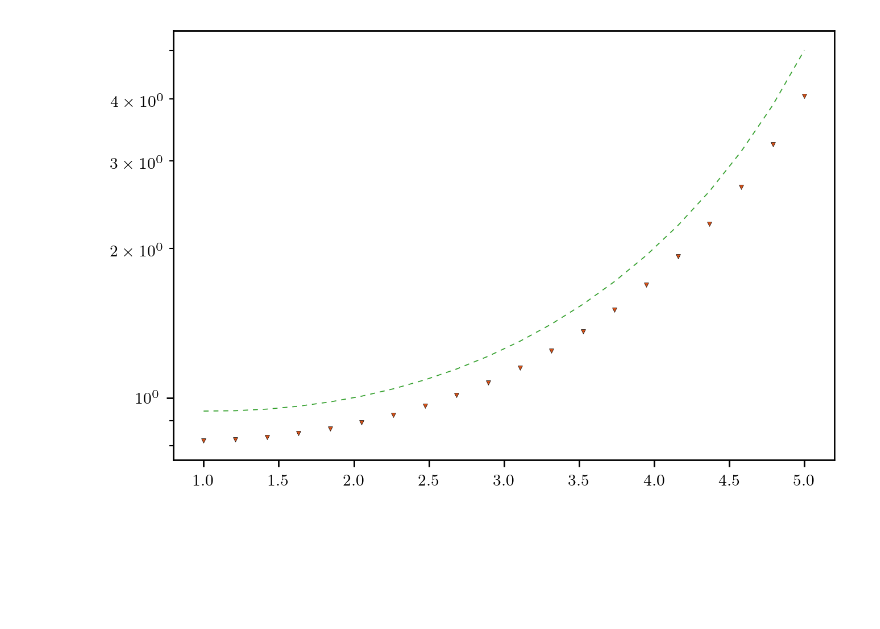
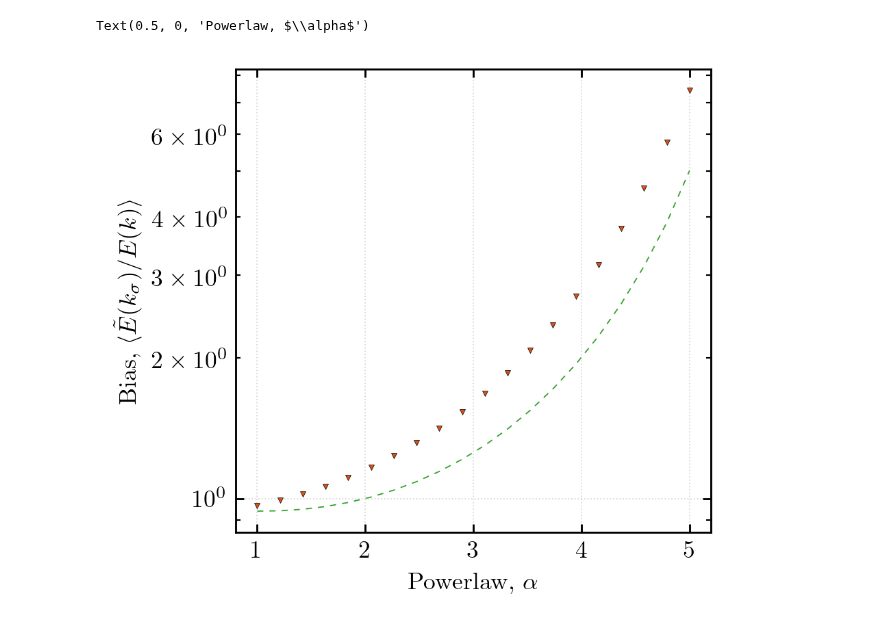
Before and after one commit to mab68/Kea, a Jupyter notebook: example_notebooks/parsevals/arevalo.ipynb, the cells around one changed output. Cells and saved outputs as stored; diff of their text form; code cells hidden in the pictures; blank space fills up the shorter version.

Commit message:
testing, mainly arevalo method. Making plots. Fixing stuff.

```diff
--- a/example_notebooks/parsevals/arevalo.ipynb
+++ b/example_notebooks/parsevals/arevalo.ipynb
@@ -1,6 +1,6 @@
 # %%
 import Kea
-from Kea.utils import plotting
+from Kea.utils import plotting, funcs
 from Kea.simulator import fbm
 from Kea.statistics import statistics_base, moments
 from Kea.statistics.spectra import strfn_spectra, spectra_base, arevalo_spectra, per_spectra
@@ -12,11 +12,12 @@ c = plotting.COLOR_CYCLE_6
 import matplotlib as mpl
 plotting.modify_rc()
 import matplotlib.pyplot as plt
+from mpl_toolkits.axes_grid1 import make_axes_locatable
 
 import numpy as np
 
 D = 2
-N = 128
+N = 256
 L = 5.*np.pi
 grid_dims = [N for _ in range(D)]
 phys_dims = [L for _ in range(D)]
@@ -66,8 +74,0 @@ cols = plt.cm.Greys(np.linspace(0.5, 1., NUM))
-# %%
-bias = []
-
-for i in range(len(specs)):
-    pk, pfek = Pspecs[i]
-    ak, afek = specs[i]
-    plt.loglog(ak, afek / pfek, color=cols[i])
-    bias.append((ak, afek/pfek))
@@ -75,0 +112,5 @@ for i in range(len(specs)):
+# %%
+cols = plt.get_cmap('Greys')(np.linspace(0.25, 1., NUM))
+cols2 = plt.cm.Blues(np.linspace(0.25, 1., NUM))
+cols3 = plt.cm.Greens(np.linspace(0.25, 1., NUM))
+upper_cmap = mpl.colors.LinearSegmentedColormap.from_list('Upper', cols2)
@@ -76,15 +154,28 @@ for i in range(len(specs)):
 # %%
+fig, ax = plt.subplots(1, 1, figsize=(3.5, 3.5), dpi=256)
+
 from scipy.special import gamma
 aa = -alphas
 scaling = 2.**(aa/2.) * gamma(D/2. + 2. - aa/2.) / gamma(D/2. + 2.)
-plt.plot(-alphas, scaling - 0., linewidth=0.5, color=c[2], linestyle=(0,(5,5)), zorder=0)
+ax.plot(-alphas, scaling - 0., linewidth=0.5, color=c[2], linestyle=(0,(5,5)), zorder=0)
 
 for i in range(len(specs)):
-    pk, pfek = Pspecs[i]
+    pk, pfek, _w = Pspecs[i]
     ak, afek = specs[i]
-    plt.scatter(-alphas[i], np.nanmean(afek * (dk/twopi)**D * np.sum(np.ones(grid_dims) * dx**D) / pfek), marker='v', s=5., color=c[1], zorder=2, linewidth=0.2, edgecolor='black')
+    ax.scatter(-alphas[i], np.nanmean(afek / pfek), marker='v', s=5., color=c[1], zorder=2, linewidth=0.2, edgecolor='black')
 
-plt.yscale('log')
-#plt.ylim((1e-1, 1e3))
+ax.set_yscale('log')
+
+ax.yaxis.set_ticks_position('both')
+ax.xaxis.set_ticks_position('both')
+ax.tick_params(axis='y', direction='in')
+ax.tick_params(axis='y', direction='in', which='minor')
+ax.tick_params(axis='x', direction='in')
+ax.tick_params(axis='x', direction='in', which='minor')
+ax.grid(linestyle=':', alpha=0.3, linewidth=0.5, color='gray')
+
+ax.set_ylabel('Bias, $\langle \\tilde{E}(k_{\sigma})/E(k) \\rangle$')
+ax.set_xlabel('Powerlaw, $\\alpha$')
 # %% [output]
+Text(0.5, 0, 'Powerlaw, $\\alpha$')
-[figure, old version]
+[figure, new version]
```
Also changed, not shown: parts of 18 cells of this notebook, 11 other files.
